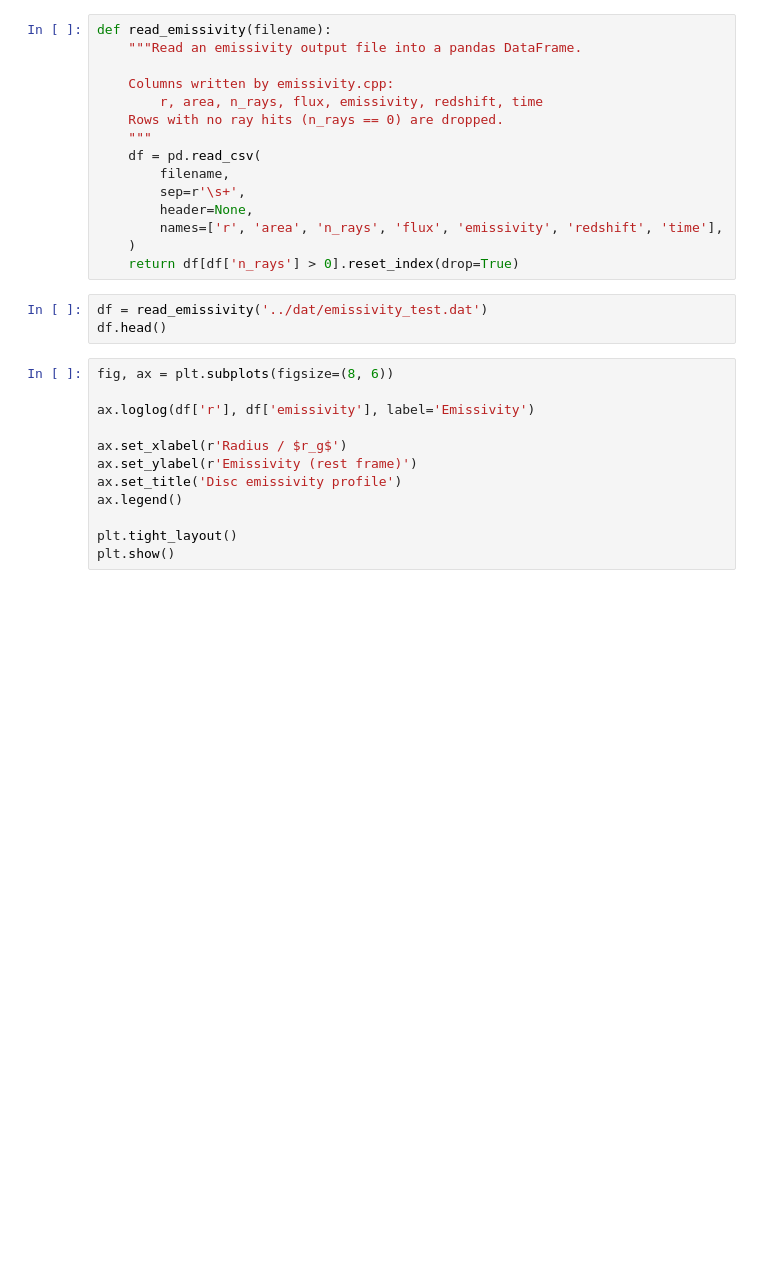
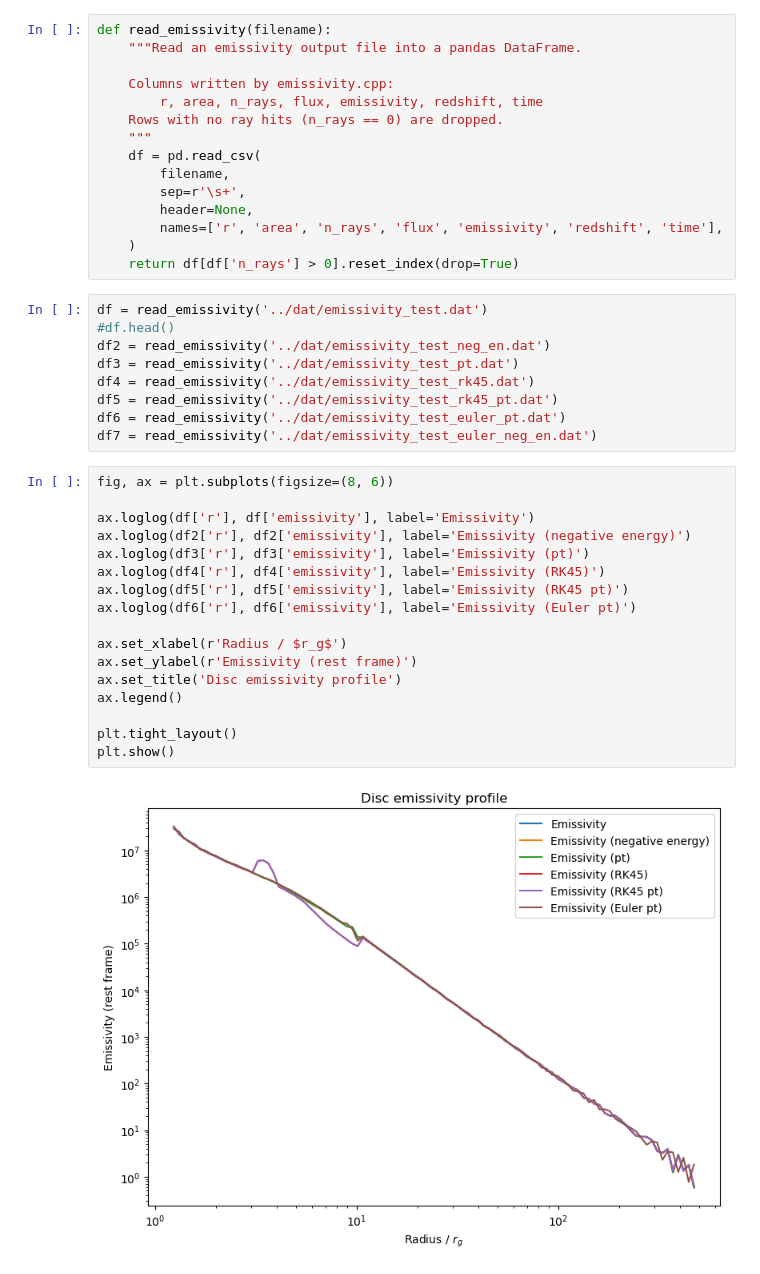
Before and after one commit to wilkinsdr/raytrace_cpu, a Jupyter notebook: python/emissivity_profile.ipynb, the cells around one changed output. Cells and saved outputs as stored; diff of their text form; blank space fills up the shorter version.

```diff
--- a/python/emissivity_profile.ipynb
+++ b/python/emissivity_profile.ipynb
@@ -20,19 +20,32 @@ def read_emissivity(filename):
     return df[df['n_rays'] > 0].reset_index(drop=True)
 # %%
 df = read_emissivity('../dat/emissivity_test.dat')
-df.head()
+#df.head()
+df2 = read_emissivity('../dat/emissivity_test_neg_en.dat')
+df3 = read_emissivity('../dat/emissivity_test_pt.dat')
+df4 = read_emissivity('../dat/emissivity_test_rk45.dat')
+df5 = read_emissivity('../dat/emissivity_test_rk45_pt.dat')
+df6 = read_emissivity('../dat/emissivity_test_euler_pt.dat')
+df7 = read_emissivity('../dat/emissivity_test_euler_neg_en.dat')
 # %%
 fig, ax = plt.subplots(figsize=(8, 6))
 
 ax.loglog(df['r'], df['emissivity'], label='Emissivity')
+ax.loglog(df2['r'], df2['emissivity'], label='Emissivity (negative energy)')
+ax.loglog(df3['r'], df3['emissivity'], label='Emissivity (pt)')
+ax.loglog(df4['r'], df4['emissivity'], label='Emissivity (RK45)')
+ax.loglog(df5['r'], df5['emissivity'], label='Emissivity (RK45 pt)')
+ax.loglog(df6['r'], df6['emissivity'], label='Emissivity (Euler pt)')
 
 ax.set_xlabel(r'Radius / $r_g$')
 ax.set_ylabel(r'Emissivity (rest frame)')
 ax.set_title('Disc emissivity profile')
 ax.legend()
 
 plt.tight_layout()
 plt.show()
+# %% [output]
+[figure, added]
 # %%
 fig, ax = plt.subplots(figsize=(8, 6))
 
```
Also changed, not shown: parts of 2 cells of this notebook, 2 other files.
